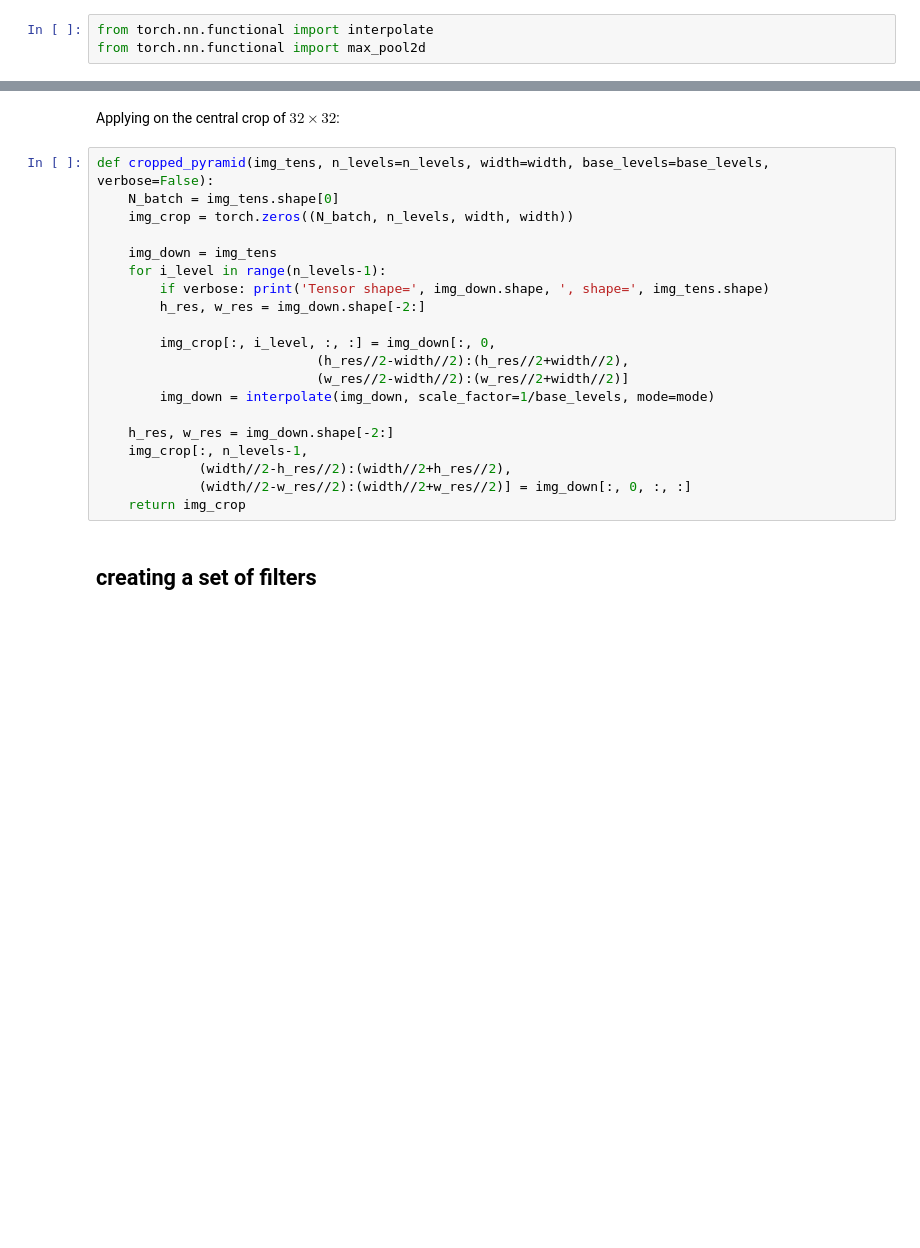
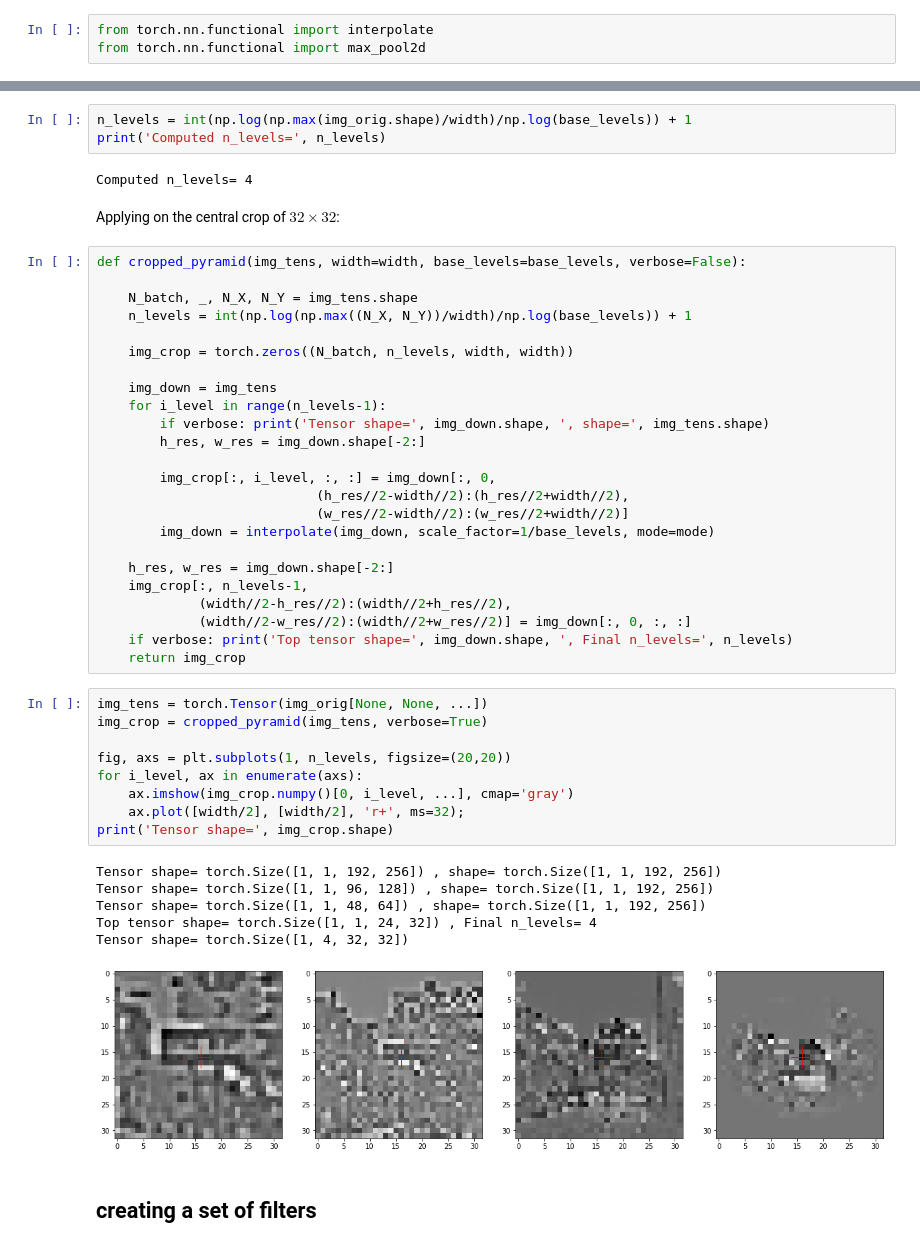
Before and after one commit to bicv/POLO, a Jupyter notebook: notebooks/2020-02-14_retina_reconstruction.ipynb, the cells around one changed output, grey strips where cells are left out. Cells and saved outputs as stored; diff of their text form; blank space fills up the shorter version.

```diff
--- a/notebooks/2020-02-14_retina_reconstruction.ipynb
+++ b/notebooks/2020-02-14_retina_reconstruction.ipynb
@@ -118,9 +117,17 @@ Tensor shape= torch.Size([1, 1, 48, 64]) , n_levels= 3
 Top tensor shape= torch.Size([1, 1, 24, 32]) , Final n_levels= 4
+# %%
+n_levels = int(np.log(np.max(img_orig.shape)/width)/np.log(base_levels)) + 1
+print('Computed n_levels=', n_levels)
+# %% [output]
+Computed n_levels= 4
 # %% [markdown]
 Applying on the central crop of $32\times32$:
 # %%
-def cropped_pyramid(img_tens, n_levels=n_levels, width=width, base_levels=base_levels, verbose=False):
-    N_batch = img_tens.shape[0]
+def cropped_pyramid(img_tens, width=width, base_levels=base_levels, verbose=False):
+
+    N_batch, _, N_X, N_Y = img_tens.shape
+    n_levels = int(np.log(np.max((N_X, N_Y))/width)/np.log(base_levels)) + 1
+
     img_crop = torch.zeros((N_batch, n_levels, width, width))
 
     img_down = img_tens
@@ -137,7 +144,24 @@ def cropped_pyramid(img_tens, n_levels=n_levels, width=width, base_levels=base_l
     img_crop[:, n_levels-1,
              (width//2-h_res//2):(width//2+h_res//2),
              (width//2-w_res//2):(width//2+w_res//2)] = img_down[:, 0, :, :]
+    if verbose: print('Top tensor shape=', img_down.shape, ', Final n_levels=', n_levels)
     return img_crop
+# %%
+img_tens = torch.Tensor(img_orig[None, None, ...])
+img_crop = cropped_pyramid(img_tens, verbose=True)
+
+fig, axs = plt.subplots(1, n_levels, figsize=(20,20))
+for i_level, ax in enumerate(axs):
+    ax.imshow(img_crop.numpy()[0, i_level, ...], cmap='gray')
+    ax.plot([width/2], [width/2], 'r+', ms=32);
+print('Tensor shape=', img_crop.shape)
+# %% [output]
+Tensor shape= torch.Size([1, 1, 192, 256]) , shape= torch.Size([1, 1, 192, 256])
+Tensor shape= torch.Size([1, 1, 96, 128]) , shape= torch.Size([1, 1, 192, 256])
+Tensor shape= torch.Size([1, 1, 48, 64]) , shape= torch.Size([1, 1, 192, 256])
+Top tensor shape= torch.Size([1, 1, 24, 32]) , Final n_levels= 4
+Tensor shape= torch.Size([1, 4, 32, 32])
+[figure, added]
 # %% [markdown]
 ## creating a set of filters
 # %%
```
Also changed, not shown: parts of 30 cells of this notebook.
